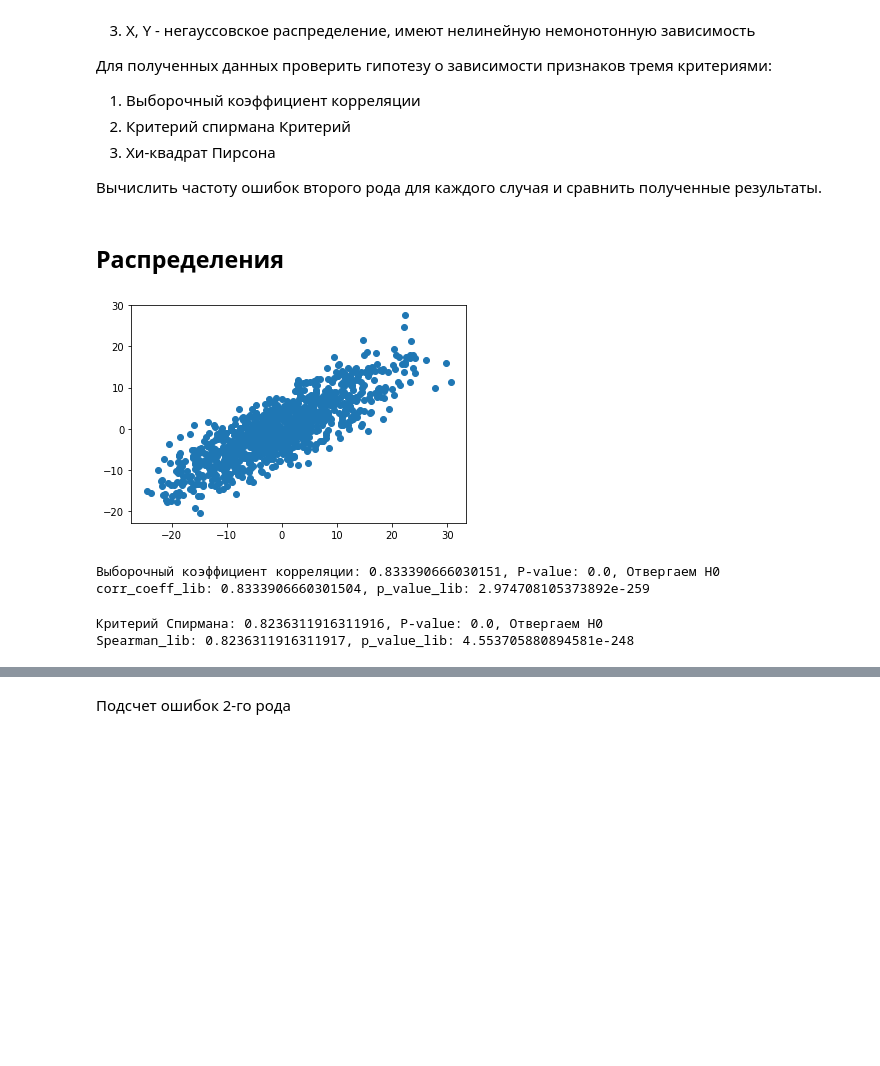
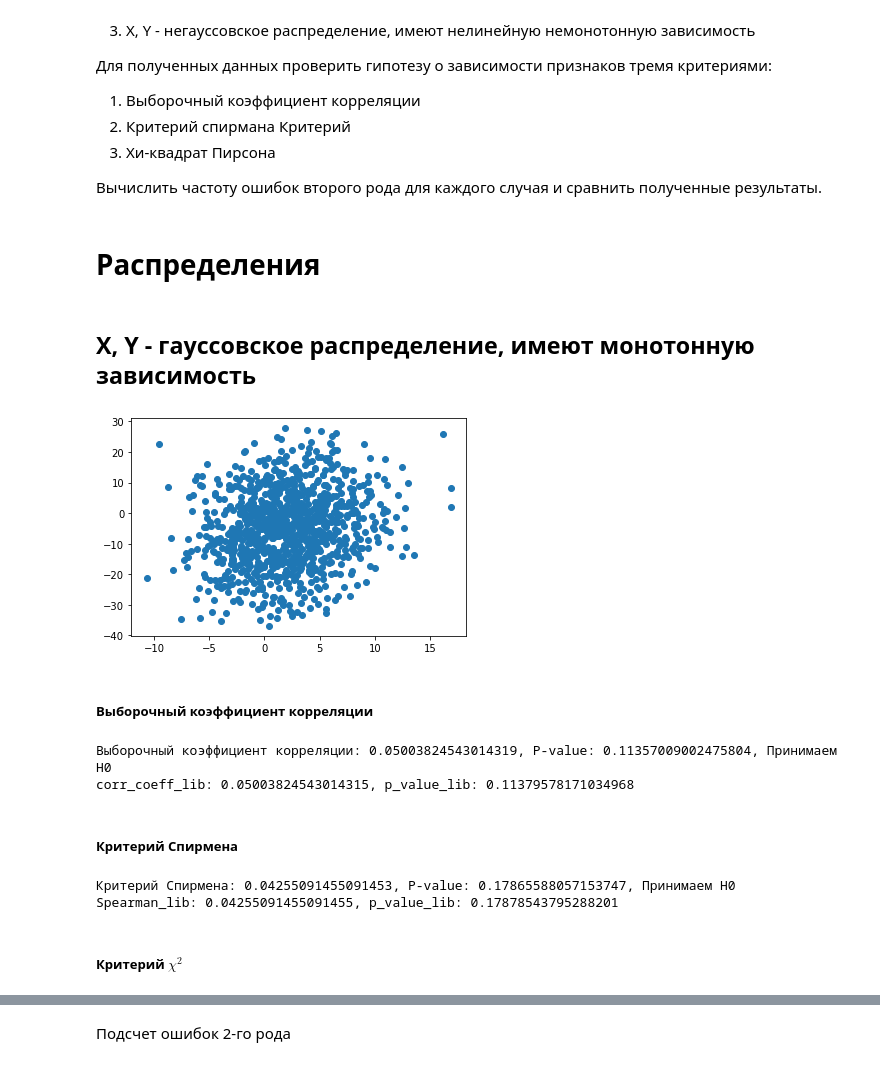
Before and after one commit to kocakn/statistics-course, a Jupyter notebook: lab2.ipynb, the cells around one changed output, grey strips where cells are left out. Drawn from its saved outputs; the diff is of its cells as text; code cells hidden in the pictures; blank space fills up the shorter version.

```diff
--- a/lab2.ipynb
+++ b/lab2.ipynb
@@ -20,12 +20,12 @@ import matplotlib.pyplot as plt
 # %%
 def sample1(mu, sigma, n):
     x = np.random.normal(mu, sigma, n)
-    y = 0.6 * x + 0.4 * np.random.normal(mu, sigma, n)
+    y = 0.4 * x - 3 * np.random.normal(mu, sigma, n)
     return x, y
 
 def sample2(mu, sigma, n):
     x = np.random.normal(mu, sigma, n)
-    y = 0.4 * x**3 + 2 * np.random.normal(mu, sigma, n)
+    y = 0.4 * x**3 + 5 * np.random.normal(mu, sigma, n)
     return x, y
 
 def sample3(mu, sigma, n):
@@ -123,30 +123,39 @@ def beta_errors(amount, f, mu, sigma, size):
 
     return corr_coef_freq, spearman_freq, pearson_freq
 # %% [markdown]
-## Распределения
+# Распределения
+# %% [markdown]
+## X, Y - гауссовское распределение, имеют монотонную зависимость
+# %%
+mu1 = 2
+sigma1 = 4
+size1 = 1000
 # %%
-# X, Y - гауссовское распределение, имеют монотонную зависимость
-x1, y1 = sample1(0, 10, 1000)
+x1, y1 = sample1(mu1, sigma1, size1)
 plt.scatter(x1, y1)
 plt.show()
 # %% [output]
-[figure, old version]
+[figure, new version]
+# %% [markdown]
+##### Выборочный коэффициент корреляции
 # %%
-# Выборочный коэффициент корреляции
 corr_coeff, p_value, h0_res = corr_coef_test(x1, y1)
 print(f'Выборочный коэффициент корреляции: {corr_coeff}, P-value: {p_value}, {h0_res}')
 corr_coeff_lib, p_value_lib = sts.pearsonr(x1, y1)
 print(f'corr_coeff_lib: {corr_coeff_lib}, p_value_lib: {p_value_lib}')
 # %% [output]
-Выборочный коэффициент корреляции: 0.833390666030151, P-value: 0.0, Отвергаем H0
-corr_coeff_lib: 0.8333906660301504, p_value_lib: 2.974708105373892e-259
+Выборочный коэффициент корреляции: 0.05003824543014319, P-value: 0.11357009002475804, Принимаем H0
+corr_coeff_lib: 0.05003824543014315, p_value_lib: 0.11379578171034968
+# %% [markdown]
+##### Критерий Спирмена
 # %%
-# критерий Спирмана
 spearman_corr, p_value, h0_res = spearman_test(x1, y1)
-print(f'Критерий Спирмана: {spearman_corr}, P-value: {p_value}, {h0_res}')
+print(f'Критерий Спирмена: {spearman_corr}, P-value: {p_value}, {h0_res}')
 spearman_corr_lib, p_value_lib = sts.spearmanr(x1, y1)
 print(f'Spearman_lib: {spearman_corr_lib}, p_value_lib: {p_value_lib}')
 # %% [output]
-Критерий Спирмана: 0.8236311916311916, P-value: 0.0, Отвергаем H0
-Spearman_lib: 0.8236311916311917, p_value_lib: 4.553705880894581e-248
+Критерий Спирмена: 0.04255091455091453, P-value: 0.17865588057153747, Принимаем H0
+Spearman_lib: 0.04255091455091455, p_value_lib: 0.17878543795288201
+# %% [markdown]
+##### Критерий $\chi^2$
 # %%
```
Also changed, not shown: parts of 27 cells of this notebook.
